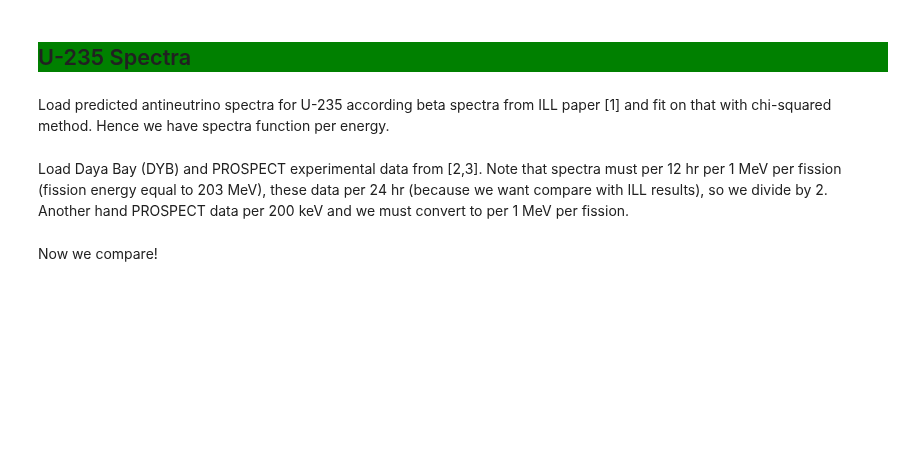
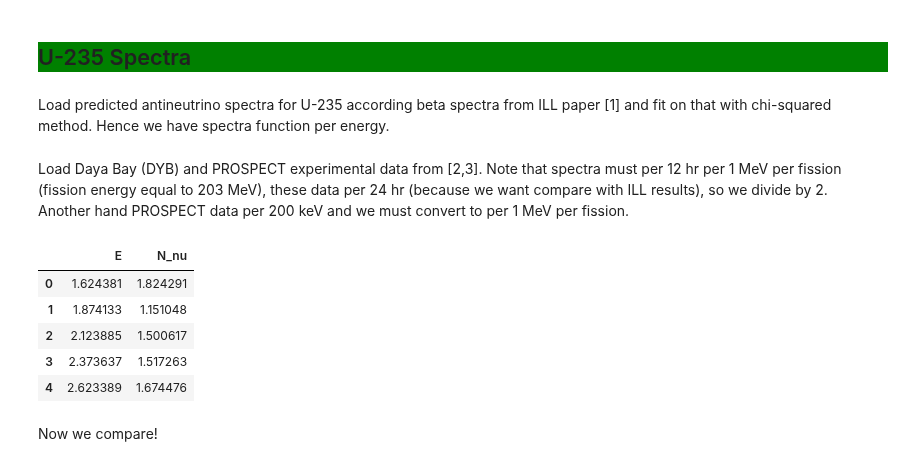
Before and after one commit to dehpour/Reactor-Antineutrino-Flux-Analysis, a Jupyter notebook: ILL's Phenomenological Model Predicted Antineutrino Flux Compare with Recently Observations.ipynb, the cells around one changed output. Saved outputs shown, nothing was run; the diff lists cells and outputs as text; code cells hidden in the pictures; blank space fills up the shorter version.

```diff
--- a/ILL's Phenomenological Model Predicted Antineutrino Flux Compare with Recently Observations.ipynb
+++ b/ILL's Phenomenological Model Predicted Antineutrino Flux Compare with Recently Observations.ipynb
@@ -42,6 +44,17 @@ E_DYB_235U, N_DYB_235U = DYB_235U['E'], DYB_235U['N_nu']/2
 PROSPECT_235U = pd.read_csv('https://raw.githubusercontent.com/dehpour/Reactor-Antineutrino-Flux-Analysis/main/db/2018Ashenfelter_N_nu_E_235U.csv')
 E_PROSPECT_235U, N_PROSPECT_235U = PROSPECT_235U['E'], ((202.36*1000)/200)*PROSPECT_235U['N_nu']*10**-6/2
 #PROSPECT_235U.head()
+# %%
+NU4_235U = pd.read_csv('https://raw.githubusercontent.com/dehpour/Reactor-Antineutrino-Flux-Analysis/main/db/2021Serebrov_N_nu_E_235U.csv')
+E_NU4_235U, N_NU4_235U = NU4_235U['E'], NU4_235U['N_nu']/2
+NU4_235U.head()
+# %% [output]
+|  | E | N_nu |
+| 0 | 1.624381 | 1.824291 |
+| 1 | 1.874133 | 1.151048 |
+| 2 | 2.123885 | 1.500617 |
+| 3 | 2.373637 | 1.517263 |
+| 4 | 2.623389 | 1.674476 |
 # %% [markdown]
 Now we compare!
 # %%
```
Also changed, not shown: parts of 4 cells of this notebook.
